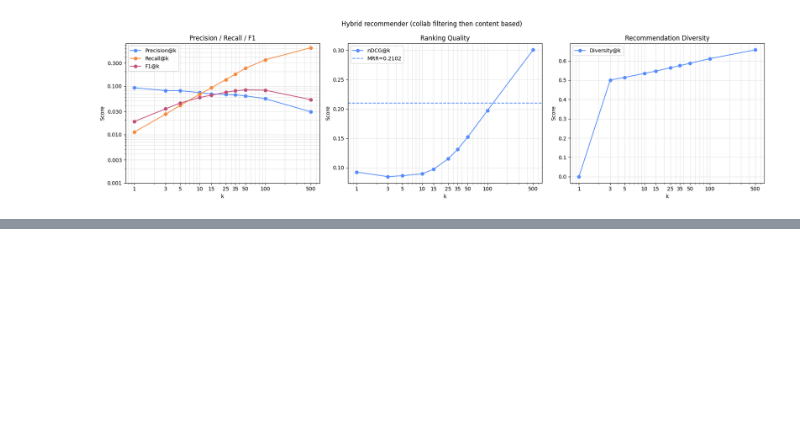
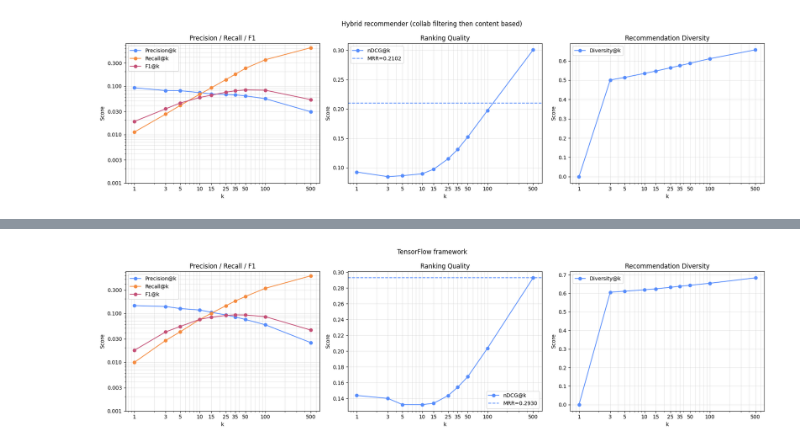
Before and after one commit to TarasHamkalo/on-web-data-mining, a Jupyter notebook: 06/notebooks/main.ipynb, the cells around one changed output, grey strips where cells are left out. Cells and saved outputs as stored; diff of their text form; code cells hidden in the pictures; blank space fills up the shorter version.

```diff
--- a/06/notebooks/main.ipynb
+++ b/06/notebooks/main.ipynb
@@ -254,0 +260,33 @@ eval.plot_results_2(results=res, title="Hybrid recommender (collab filtering the
+# %%
+
+
+import tf_framework as tff
+import src.evaluation as eval
+
+from importlib import reload
+
+reload(tff)
+reload(eval)
+
+
+tffr = tff.TfFrameworkRec(
+    rating_like_threshold=3.5,
+    embedding_dim=64,
+    epochs=5,
+    batch_size=1024,
+    learning_rate=0.05,
+    verbose=0,
+)
+
+
+
+res = eval.evaluate(
+    recommender=tffr,
+    movies_data=movies,
+    ratings_data=ratings,
+    relevance_threshold=3.5,
+    test_size_per_user=0.3,
+    seed=42
+)
+
+res
@@ -254,0 +330,6 @@ eval.plot_results_2(results=res, title="Hybrid recommender (collab filtering the
+# %%
+reload(eval)
+
+eval.plot_results_2(results=res, title="TensorFlow framework")
+# %% [output]
+[figure, added]
```
Also changed, not shown: parts of 9 cells of this notebook.
